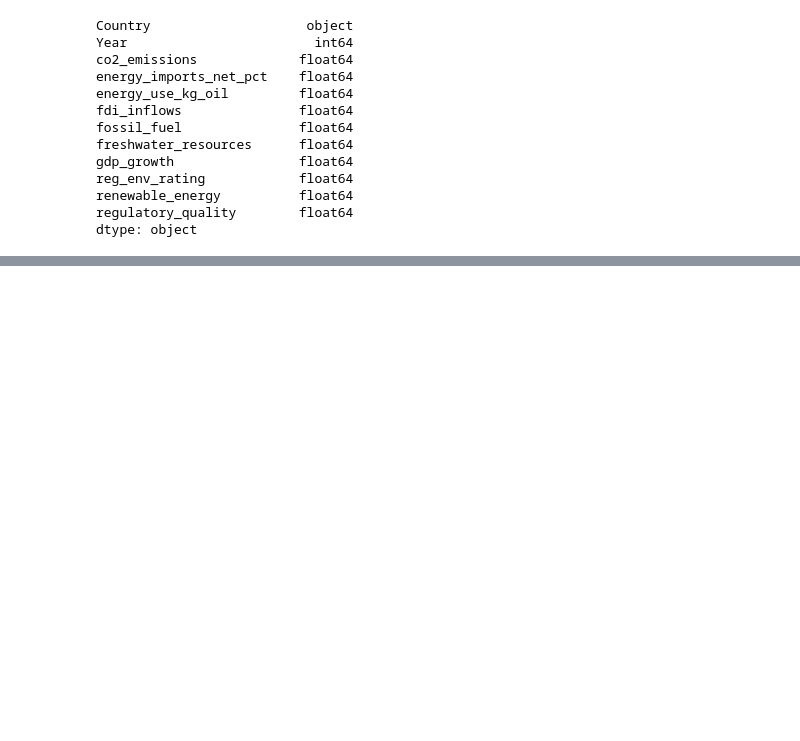
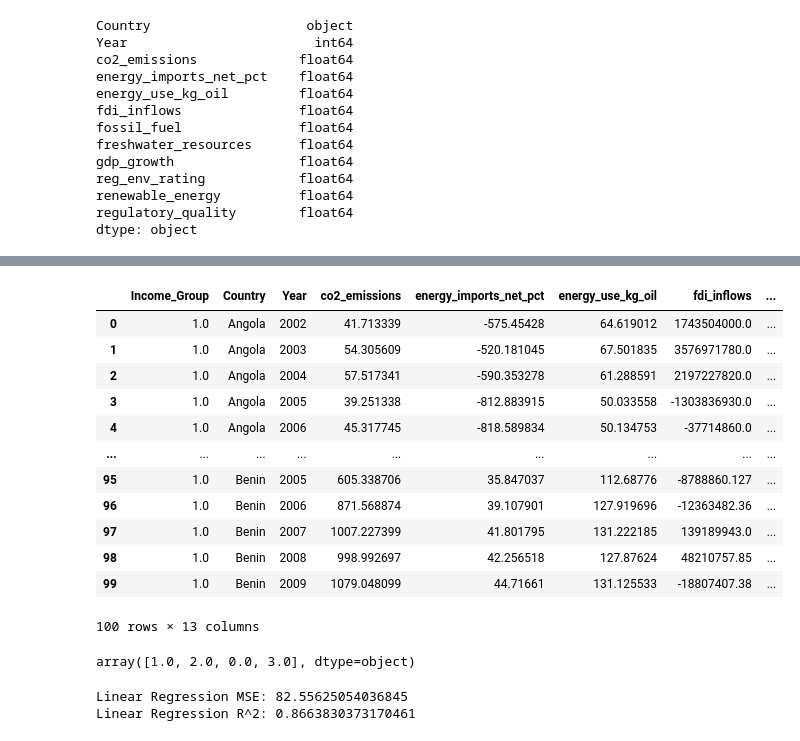
Before and after one commit to AayushaLamichhane/LamichhaneShakya_Econ, a Jupyter notebook: LamichhaneShakya.ipynb, the cells around one changed output, grey strips where cells are left out. Saved outputs shown, nothing was run; the diff lists cells and outputs as text; code cells hidden in the pictures; blank space fills up the shorter version.

```diff
--- a/LamichhaneShakya.ipynb
+++ b/LamichhaneShakya.ipynb
@@ -103,8 +101,3 @@ df_merged.head()
 | 2 | Afghanistan | 2004 | -69.44425433 | .. | .. | 186900000 | .. | ... |
 | 3 | Afghanistan | 2005 | -56.66621039 | .. | .. | 271000000 | .. | ... |
 | 4 | Afghanistan | 2006 | -51.80685785 | .. | .. | 238000000 | .. | ... |
-# %%
-#Checking for  unbalanced panel
-df_merged.replace('..', np.nan, inplace=True)
-missing_by_column = df_merged.isnull().mean().sort_values(ascending=False)
-print(missing_by_column)
@@ -191,0 +212,7 @@ plt.show()
+# %%
+# Step 1: Filter df_cleaned to only include the top 50 countries
+df_cleaned_top50 = df_cleaned[df_cleaned['Country'].isin(top_50_countries)].copy()
+
+# Optional: check shape
+print(df_cleaned_top50.shape)
+df_cleaned_top50.head()
@@ -191,0 +256,6 @@ plt.show()
+# %%
+# Map and create new column
+df_cleaned_top50['Income_Group'] = df_cleaned_top50['Country'].map(income_group_mapping)
+
+# Check a sample
+print(df_cleaned_top50[['Country', 'Income_Group']].drop_duplicates())
@@ -191,0 +280,42 @@ plt.show()
+# %%
+from sklearn.preprocessing import OrdinalEncoder
+from sklearn.compose import ColumnTransformer
+
+# Define the order manually for ordinal encoding
+income_order = [['Low income', 'Lower middle income', 'Upper middle income', 'High income']]
+
+# Initialize encoder
+ordEnc = OrdinalEncoder(categories=income_order)
+
+# Apply ColumnTransformer
+ct = ColumnTransformer(
+    transformers=[
+        ('ord', ordEnc, ['Income_Group'])
+    ],
+    remainder='passthrough',
+    verbose_feature_names_out=False
+)
+
+# Fit and transform
+X_trans = ct.fit_transform(df_cleaned_top50)
+
+# Convert to DataFrame
+encoded_feature_names = ct.get_feature_names_out()
+df_encoded_final = pd.DataFrame(X_trans, columns=encoded_feature_names)
+
+# Check
+df_encoded_final.head(100)
+# %% [output]
+|  | Income_Group | Country | Year | co2_emissions | energy_imports_net_pct | energy_use_kg_oil | fdi_inflows | ... |
+| 0 | 1.0 | Angola | 2002 | 41.713339 | -575.45428 | 64.619012 | 1743504000.0 | ... |
+| 1 | 1.0 | Angola | 2003 | 54.305609 | -520.181045 | 67.501835 | 3576971780.0 | ... |
+| 2 | 1.0 | Angola | 2004 | 57.517341 | -590.353278 | 61.288591 | 2197227820.0 | ... |
+| 3 | 1.0 | Angola | 2005 | 39.251338 | -812.883915 | 50.033558 | -1303836930.0 | ... |
+| 4 | 1.0 | Angola | 2006 | 45.317745 | -818.589834 | 50.134753 | -37714860.0 | ... |
+| ... | ... | ... | ... | ... | ... | ... | ... | ... |
+| 95 | 1.0 | Benin | 2005 | 605.338706 | 35.847037 | 112.68776 | -8788860.127 | ... |
+| 96 | 1.0 | Benin | 2006 | 871.568874 | 39.107901 | 127.919696 | -12363482.36 | ... |
+| 97 | 1.0 | Benin | 2007 | 1007.227399 | 41.801795 | 131.222185 | 139189943.0 | ... |
+| 98 | 1.0 | Benin | 2008 | 998.992697 | 42.256518 | 127.87624 | 48210757.85 | ... |
+| 99 | 1.0 | Benin | 2009 | 1079.048099 | 44.71661 | 131.125533 | -18807407.38 | ... |
+100 rows × 13 columns
@@ -191,0 +339,17 @@ plt.show()
+# %%
+df_encoded_final['Income_Group'].unique()
+# %% [output]
+array([1.0, 2.0, 0.0, 3.0], dtype=object)
+# %%
+#basic linear regression
+from sklearn.linear_model import LinearRegression
+
+lr = LinearRegression()
+lr.fit(X_train_scaled, y_train)
+y_pred_lr = lr.predict(X_test_scaled)
+from sklearn.metrics import mean_squared_error, r2_score
+print("Linear Regression MSE:", mean_squared_error(y_test, y_pred_lr))
+print("Linear Regression R^2:", r2_score(y_test, y_pred_lr))
+# %% [output]
+Linear Regression MSE: 82.55625054036845
+Linear Regression R^2: 0.8663830373170461
```
Also changed, not shown: parts of 18 cells of this notebook.
